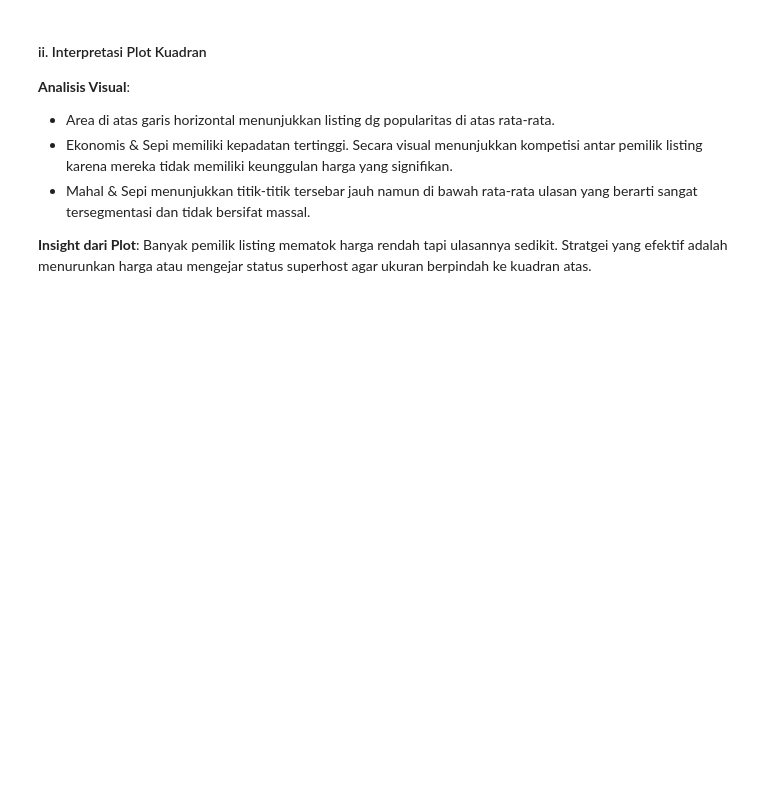
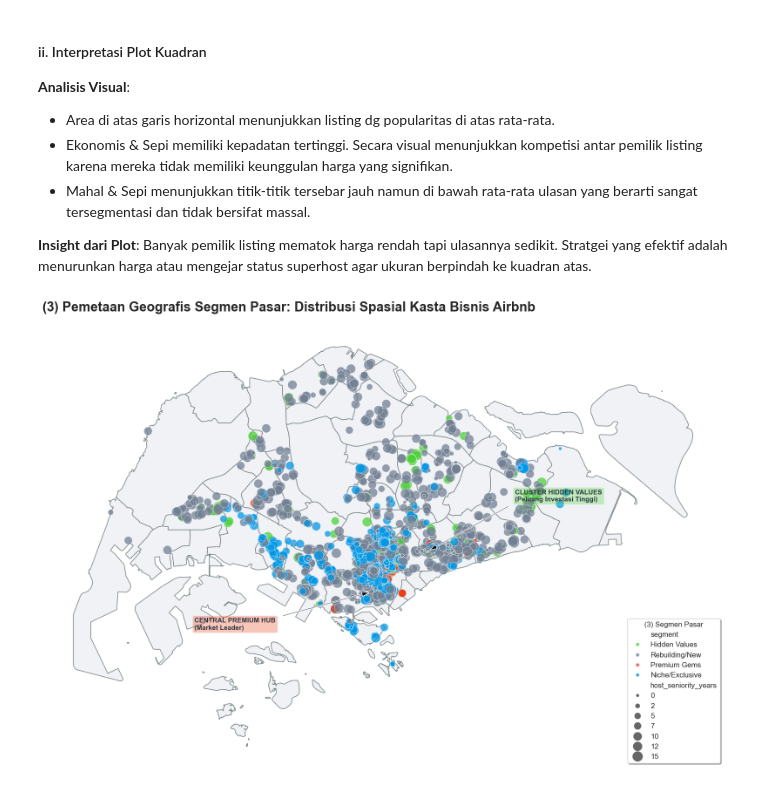
Before and after one commit to gacoanphilia/redo-tsdw, a Jupyter notebook: notebooks/final_project.ipynb, the cells around one changed output. Drawn from its saved outputs; the diff is of its cells as text; code cells hidden in the pictures; blank space fills up the shorter version.

```diff
--- a/notebooks/final_project.ipynb
+++ b/notebooks/final_project.ipynb
@@ -184,7 +184,7 @@ listings_gz['price_cleaned'] = listings_gz['price'].clip(0, upper_limit)
 
 # 2. Scaling
 scaler = MinMaxScaler()
-listings_gz['price_scaled'] = scaler.fit_transform(listings_gz[['price_cleaned']])
+listings_gz['price_scalendar_gzendar_gzendar_gzendar_gzed'] = scaler.fit_transform(listings_gz[['price_cleaned']])
 
 # 3. Fitur "Host Seniority"
 listings_gz['host_since'] = pd.to_datetime(listings_gz['host_since'])
@@ -460,3 +460,59 @@ plt.show()
 
 **Insight dari Plot**:
 Banyak pemilik listing mematok harga rendah tapi ulasannya sedikit. Stratgei yang efektif adalah menurunkan harga atau mengejar status superhost agar ukuran berpindah ke kuadran atas.
+# %%
+mean_price = listings_gz['price_cleaned'].mean()
+mean_reviews = listings_gz['number_of_reviews'].mean()
+
+def get_segment(row):
+    if row['price_cleaned'] >= mean_price and row['number_of_reviews'] >= mean_reviews:
+        return 'Premium Gems'
+    elif row['price_cleaned'] < mean_price and row['number_of_reviews'] >= mean_reviews:
+        return 'Hidden Values'
+    elif row['price_cleaned'] >= mean_price and row['number_of_reviews'] < mean_reviews:
+        return 'Niche/Exclusive'
+    else:
+        return 'Rebuilding/New'
+
+listings_gz['segment'] = listings_gz.apply(get_segment, axis=1)
+
+plt.figure(figsize=(16, 11))
+sns.set_theme(style="white")
+
+ax = neighbourhoods_geo.plot(color='#f1f2f6', edgecolor='#7f8c8d', linewidth=1.2, alpha=1, ax=plt.gca())
+
+palette = {
+    'Premium Gems': '#e84118',
+    'Hidden Values': '#4cd137',
+    'Niche/Exclusive': '#0097e6',
+    'Rebuilding/New': '#718093'
+}
+
+sns.scatterplot(
+    data=listings_gz, x='longitude', y='latitude',
+    hue='segment', palette=palette,
+    size='host_seniority_years', sizes=(30, 300),
+    alpha=0.75, edgecolor='w', linewidth=0.5, zorder=3
+)
+
+plt.annotate('CLUSTER HIDDEN VALUES\n(Peluang Investasi Tinggi)',
+             xy=(103.88, 1.31), xytext=(103.95, 1.35),
+             arrowprops=dict(facecolor='black', shrink=0.05, width=1.5, headwidth=7),
+             fontsize=11, fontweight='bold', color='#2f3640', bbox=dict(boxstyle="round,pad=0.3", fc="#4cd137", alpha=0.3))
+
+plt.annotate('CENTRAL PREMIUM HUB\n(Market Leader)',
+             xy=(103.84, 1.28), xytext=(103.70, 1.25),
+             arrowprops=dict(facecolor='black', shrink=0.05, width=1.5, headwidth=7),
+             fontsize=11, fontweight='bold', color='#2f3640', bbox=dict(boxstyle="round,pad=0.3", fc="#e84118", alpha=0.3))
+
+plt.title('(3) Pemetaan Geografis Segmen Pasar: Distribusi Spasial Kasta Bisnis Airbnb',
+          fontsize=22, fontweight='bold', loc='left', pad=25)
+
+plt.legend(title='(3) Segmen Pasar', loc='lower right', prop={'size': 12},
+           frameon=True, shadow=True, facecolor='white')
+
+plt.axis('off')
+plt.tight_layout()
+plt.show()
+# %% [output]
+[figure, added]
```
Also changed, not shown: parts of 4 cells of this notebook.
